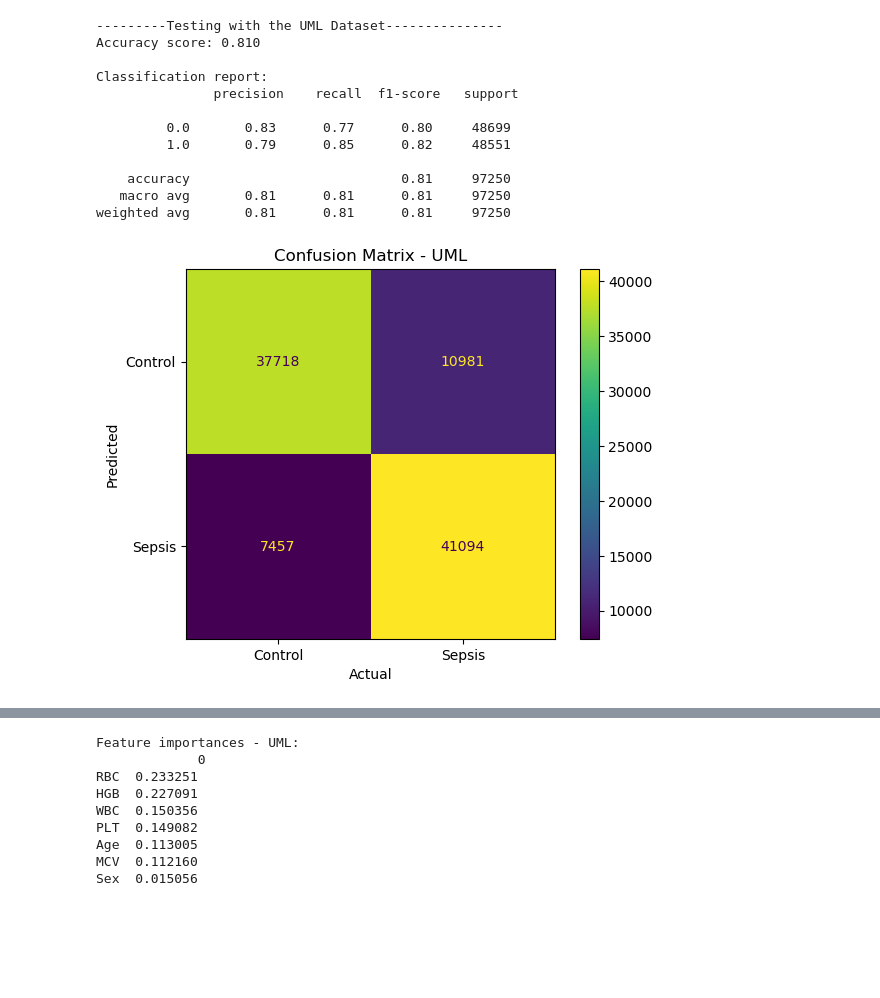
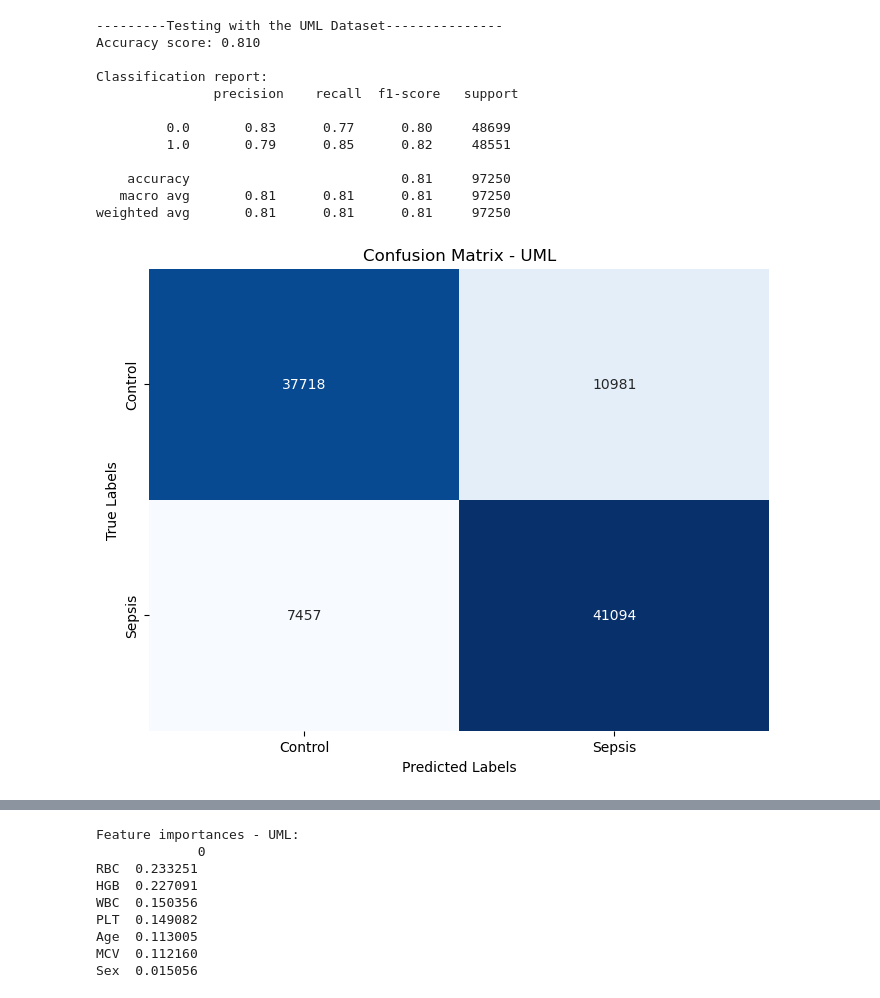
Before and after one commit to michaeltwo/info501, a Jupyter notebook: randomForest.ipynb, the cells around one changed output, grey strips where cells are left out. Saved outputs shown, nothing was run; the diff lists cells and outputs as text; code cells hidden in the pictures; blank space fills up the shorter version.

```diff
--- a/randomForest.ipynb
+++ b/randomForest.ipynb
@@ -9,8 +9,8 @@ from sklearn.metrics import accuracy_score, classification_report, confusion_mat
 %run preprocessing.ipynb import preprocess, clean, remove_outliers, rescale_dataset, undersample_data, split_external_data
 
 df=pd.read_csv("sbcdata.csv")
-#Use df_uml for training the model and df_umg for validation
-df_uml, df_umg = preprocess(df, save_csv=True)
+#Use df_uml to train and test the model and df_umg for validation
+df_uml, df_umg = preprocess(df, save_csv=False)
 # %% [output]
 Count of each target variable before preprop: Diagnosis
 0.0    1776380
@@ -85,15 +99,20 @@ Classification report:
 weighted avg       0.81      0.81      0.81     97250
 # %%
 #Calculate confusion matrix
+import seaborn as sns
 conf_matrix = confusion_matrix(y_test, y_predict)
-ConfusionMatrixDisplay(confusion_matrix = conf_matrix, display_labels = ['Control','Sepsis']).plot()
+#ConfusionMatrixDisplay(confusion_matrix = conf_matrix, display_labels = ['Control','Sepsis']).plot()
+plt.figure(figsize=(8, 6))
+sns.heatmap(conf_matrix, annot=True, fmt="d", cmap="Blues", cbar=False,
+            xticklabels=['Control','Sepsis'],
+            yticklabels=['Control','Sepsis'])
 
-plt.xlabel('Actual')
-plt.ylabel('Predicted')
+plt.xlabel('Predicted Labels')
+plt.ylabel('True Labels')
 plt.title('Confusion Matrix - UML')
 plt.show()
 # %% [output]
-[figure, old version]
+[figure, new version]
 # %%
 #ROC curve
 # Generate predictions
```
Also changed, not shown: parts of 6 cells of this notebook.
